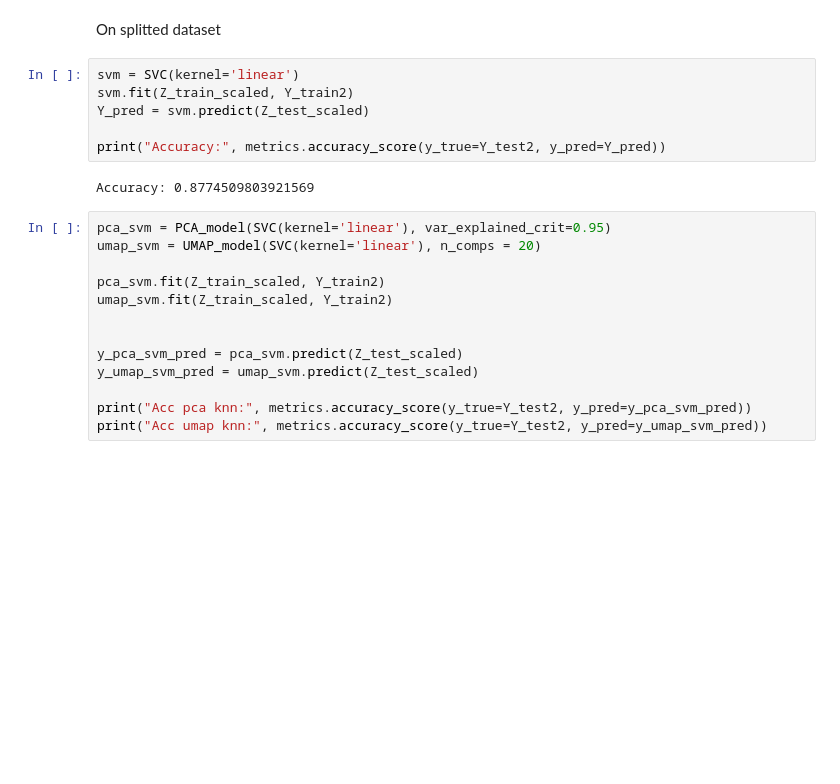
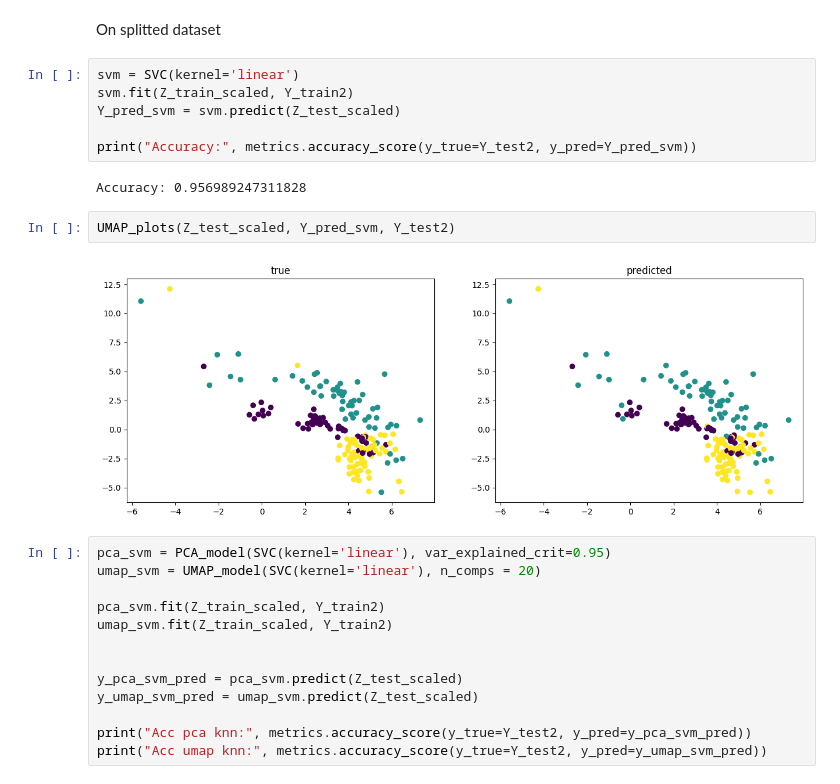
Before and after one commit to erlendlokna/CV-SSL-VQVAE-Framework, a Jupyter notebook: supervised.ipynb, the cells around one changed output. Cells and saved outputs as stored; diff of their text form; blank space fills up the shorter version.

```diff
--- a/supervised.ipynb
+++ b/supervised.ipynb
@@ -151,11 +166,15 @@ On splitted dataset
 # %%
 svm = SVC(kernel='linear')
 svm.fit(Z_train_scaled, Y_train2)
-Y_pred = svm.predict(Z_test_scaled)
+Y_pred_svm = svm.predict(Z_test_scaled)
 
-print("Accuracy:", metrics.accuracy_score(y_true=Y_test2, y_pred=Y_pred))
+print("Accuracy:", metrics.accuracy_score(y_true=Y_test2, y_pred=Y_pred_svm))
 # %% [output]
-Accuracy: 0.8774509803921569
+Accuracy: 0.956989247311828
+# %%
+UMAP_plots(Z_test_scaled, Y_pred_svm, Y_test2)
+# %% [output]
+[figure, added]
 # %%
 pca_svm = PCA_model(SVC(kernel='linear'), var_explained_crit=0.95)
 umap_svm = UMAP_model(SVC(kernel='linear'), n_comps = 20)
```
Also changed, not shown: parts of 11 cells of this notebook, 4 other files.
